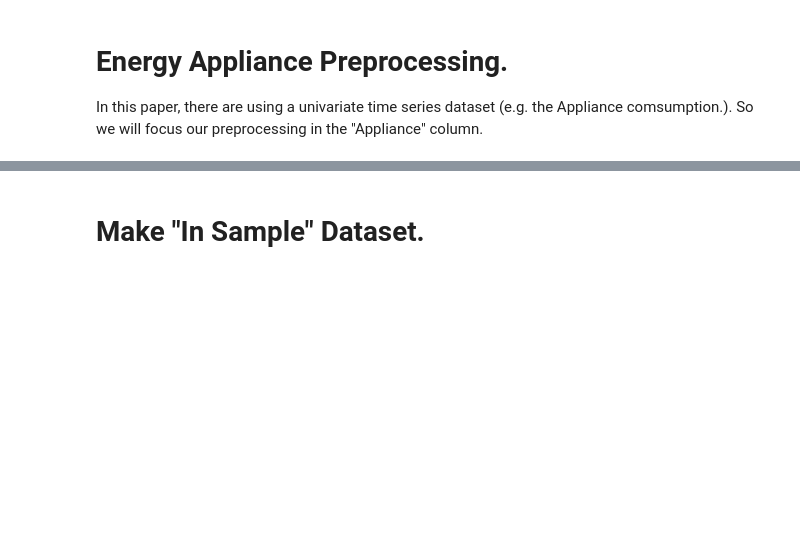
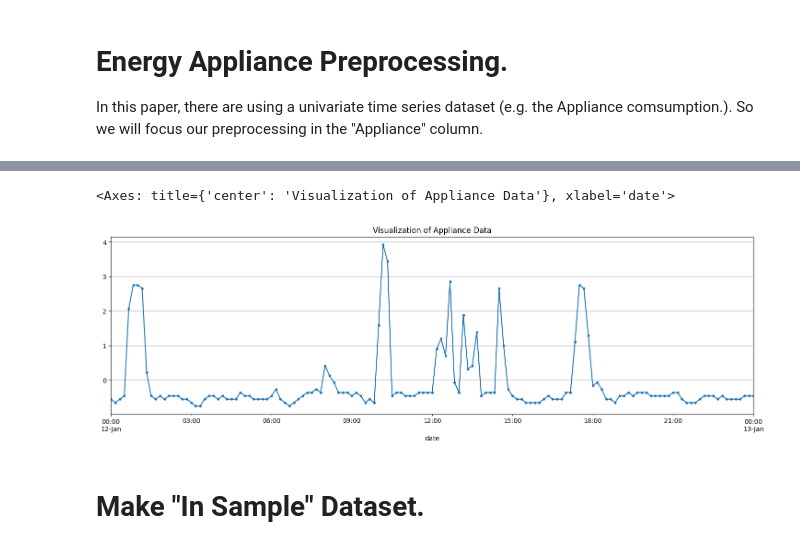
Before and after one commit to Henri-Hoyez/StyleTime_Tensorflow_Implementation, a Jupyter notebook: energy_preprocessing.ipynb, the cells around one changed output, grey strips where cells are left out. Saved outputs shown, nothing was run; the diff lists cells and outputs as text; code cells hidden in the pictures; blank space fills up the shorter version.

```diff
--- a/energy_preprocessing.ipynb
+++ b/energy_preprocessing.ipynb
@@ -22,2 +46,2 @@ df.loc["2016-01-12":"2016-01-13 00:00:00"]["Appliances"].plot(figsize=(18, 5), g
 # %%
-normalized_dataset = data_helpers.normalize(df["Appliances"])
+normalized_dataset = data_helpers.standardize(df["Appliances"])
@@ -24,3 +64,8 @@ normalized_dataset = data_helpers.normalize(df["Appliances"])
+# %%
+normalized_dataset.loc["2016-01-12":"2016-01-13 00:00:00"].plot(figsize=(18, 5), grid=True, title='Visualization of Appliance Data', style=".-")
+# %% [output]
+<Axes: title={'center': 'Visualization of Appliance Data'}, xlabel='date'>
+[figure, added]
 # %% [markdown]
 # Make "In Sample" Dataset.
 # %% [markdown]
```
Also changed, not shown: parts of 9 cells of this notebook, 13 other files.
